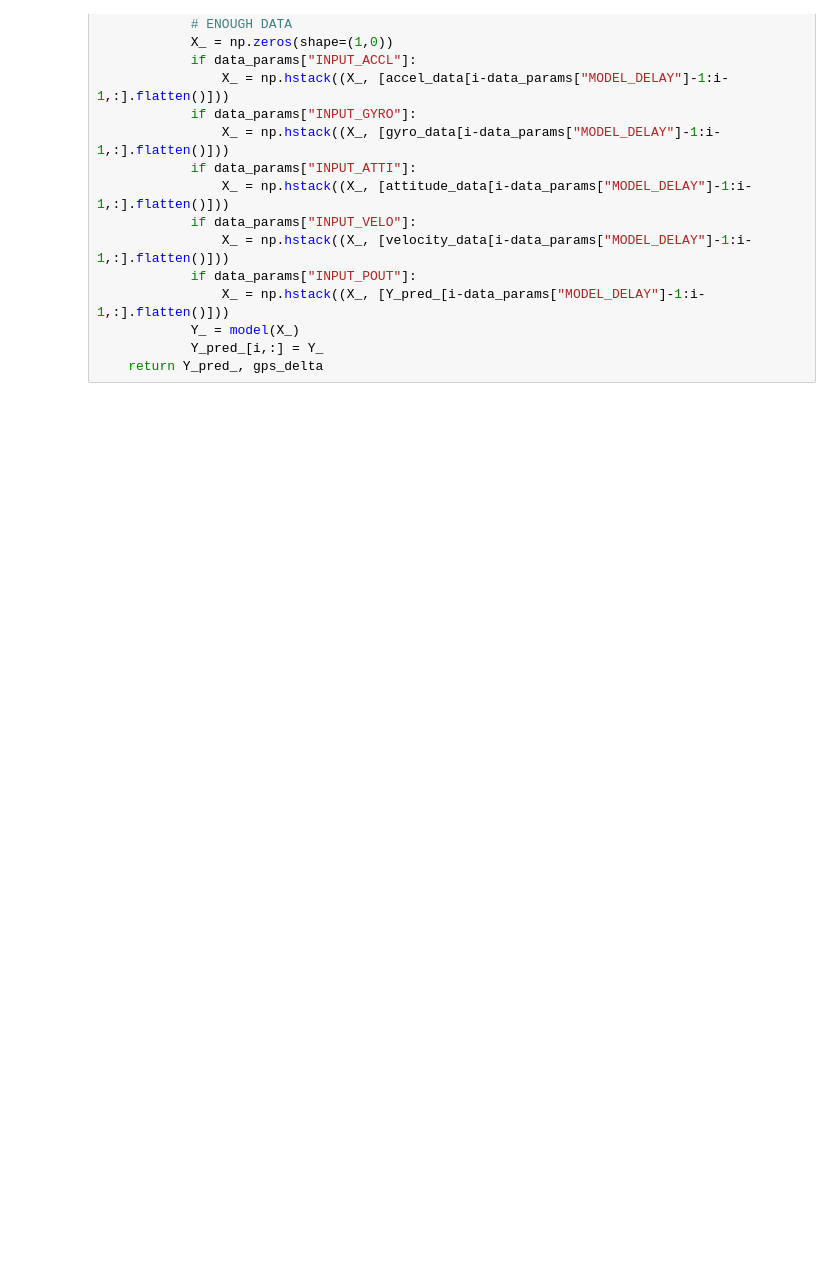
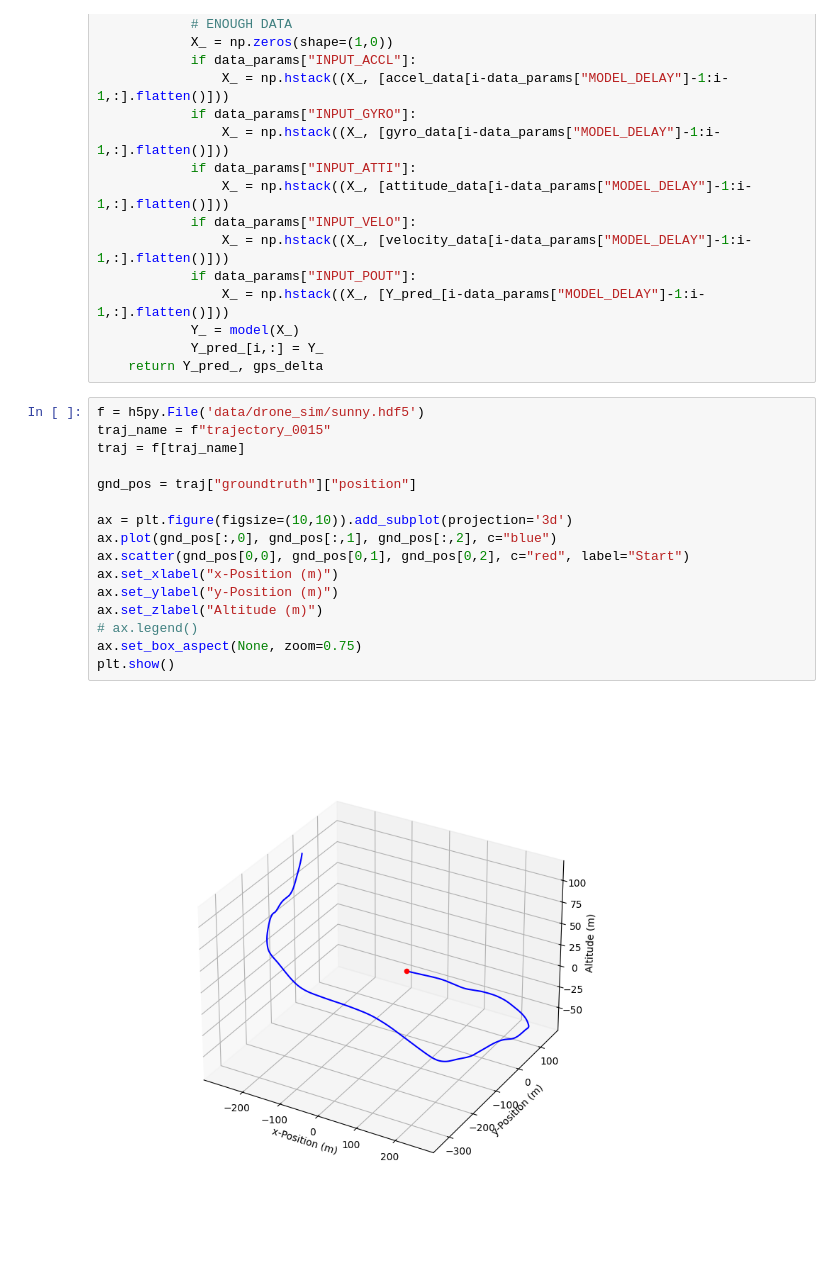
Before and after one commit to ZYVE255/encs6181_project, a Jupyter notebook: drone_sim_dcm.ipynb, the cells around one changed output. Drawn from its saved outputs; the diff is of its cells as text; blank space fills up the shorter version.

```diff
--- a/drone_sim_dcm.ipynb
+++ b/drone_sim_dcm.ipynb
@@ -168,6 +170,24 @@ def test_model(traj, model, data_params):
             Y_ = model(X_)
             Y_pred_[i,:] = Y_
     return Y_pred_, gps_delta
+# %%
+f = h5py.File('data/drone_sim/sunny.hdf5')
+traj_name = f"trajectory_0015"
+traj = f[traj_name]
+
+gnd_pos = traj["groundtruth"]["position"]
+
+ax = plt.figure(figsize=(10,10)).add_subplot(projection='3d')
+ax.plot(gnd_pos[:,0], gnd_pos[:,1], gnd_pos[:,2], c="blue")
+ax.scatter(gnd_pos[0,0], gnd_pos[0,1], gnd_pos[0,2], c="red", label="Start")
+ax.set_xlabel("x-Position (m)")
+ax.set_ylabel("y-Position (m)")
+ax.set_zlabel("Altitude (m)")
+# ax.legend()
+ax.set_box_aspect(None, zoom=0.75)
+plt.show()
+# %% [output]
+[figure, added]
 # %%
 f = h5py.File('data/drone_sim/sunny.hdf5')
 train_set = ['0000', '0001', '0002', '0003', '0004', '0005', '0006', '0007', '0008', '0009',
```
Also changed, not shown: parts of 23 cells of this notebook.
